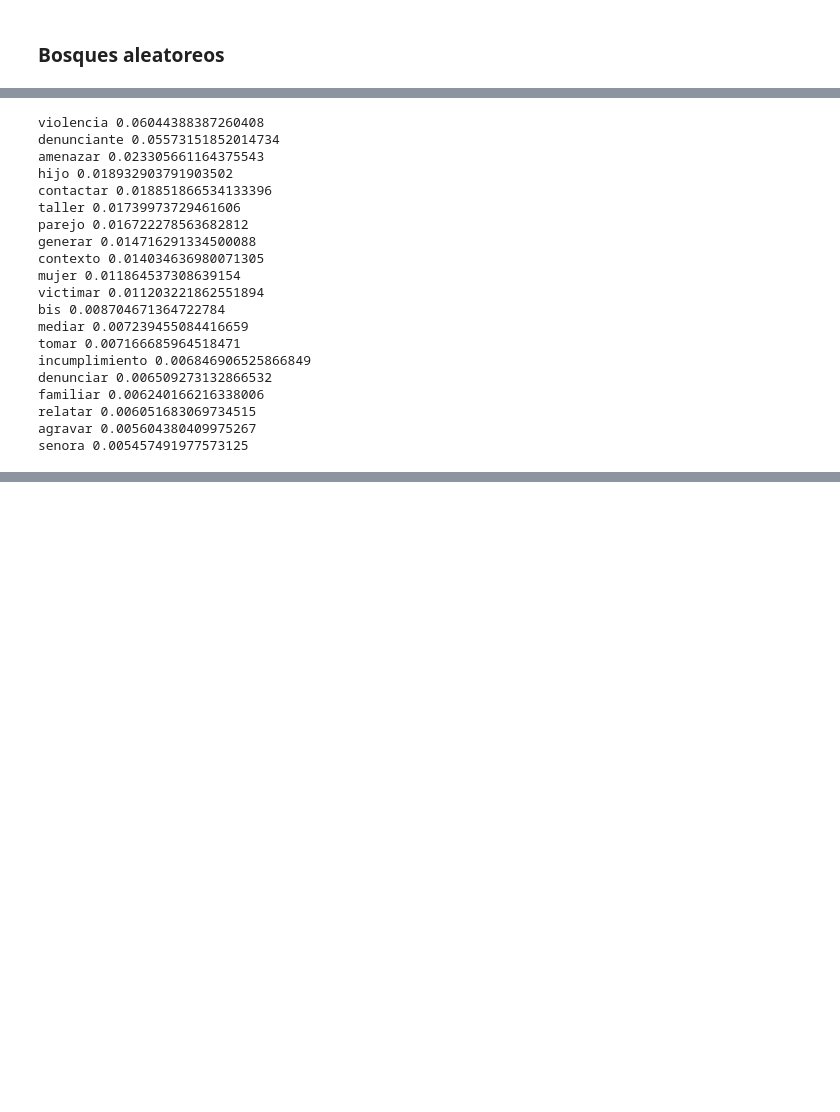
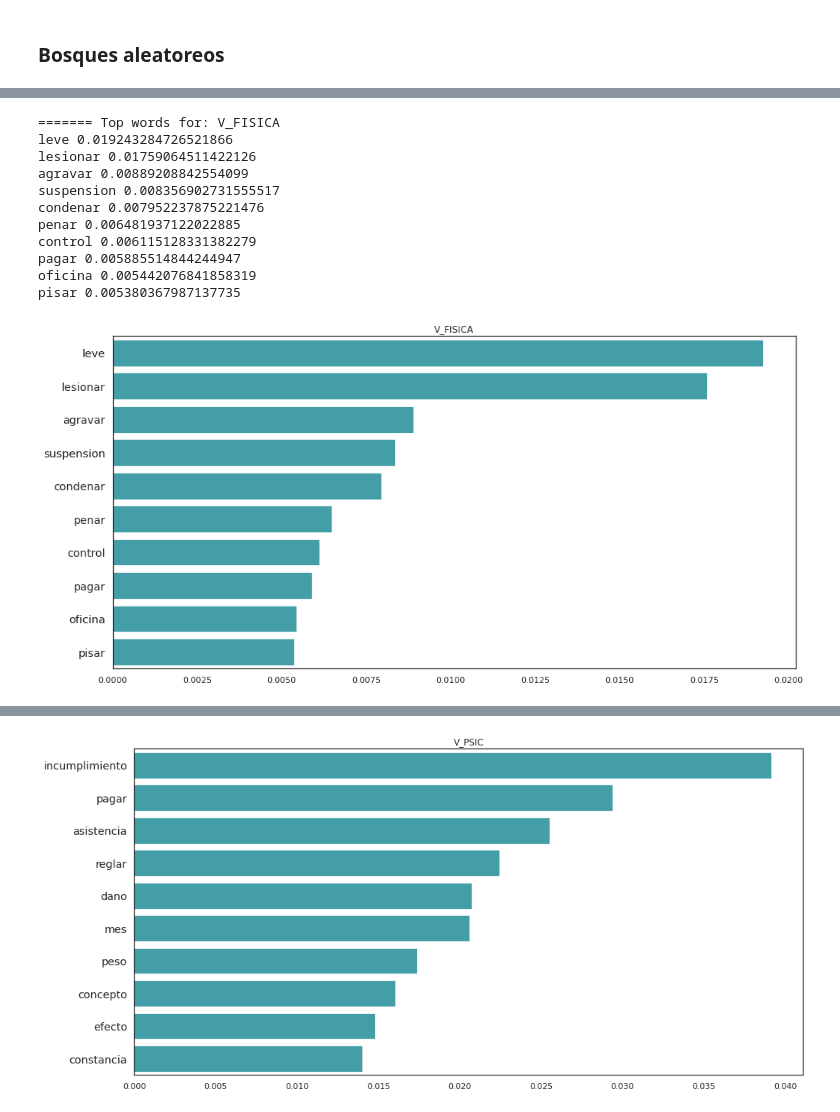
Before and after one commit to christinataft/gender-violence, a Jupyter notebook: notebooks/2.2-YM-types-of-violence.ipynb, the cells around one changed output, grey strips where cells are left out. Drawn from its saved outputs; the diff is of its cells as text; code cells hidden in the pictures; blank space fills up the shorter version.

```diff
--- a/notebooks/2.2-YM-types-of-violence.ipynb
+++ b/notebooks/2.2-YM-types-of-violence.ipynb
@@ -459,6 +459,3 @@ cuestionar 1.1954637418012277
 legajo 1.0375336016715473
 # %% [markdown]
 ### Bosques aleatoreos
-# %%
-model = models["RF"]["best_model"].best_estimator_
-model
@@ -466,0 +462,7 @@ RandomForestClassifier(max_depth=20)
+# %%
+# load vectorizer
+import pickle
+vect_path = str("../models/violence_type_vectorizer.sav")
+with open(vect_path, 'rb') as f:
+    text_transformer = pickle.load(f)
+    print(text_transformer)
@@ -466,0 +475,5 @@ RandomForestClassifier(max_depth=20)
+# %%
+# load best model
+model_path = str("../models/violence_type_model.sav")
+with open(model_path, 'rb') as f:
+    violence_type_model = pickle.load(f)
@@ -467,29 +500,36 @@ RandomForestClassifier(max_depth=20)
 # %%
-K = 20
-top = np.flip(np.argsort(model.feature_importances_))[:K]
-top_words = [text_transformer[1].get_feature_names()[i] for i in top]
-top_coef = np.flip(np.sort(model.feature_importances_))[:K]
+import seaborn as sns
+import matplotlib.pyplot as plt
 
-for word, coef in zip(top_words,top_coef):
-    print(word, coef)
+target_vars = ["V_FISICA", "V_PSIC", "V_ECON", "V_SEX",
+               "V_SOC", "V_AMB", "V_SIMB"]
+K = 10
+for var in target_vars:
+    print("======= Top words for: %s" % var)
+    model = violence_type_model[var]['fitted_model'].best_estimator_
+    top = np.flip(np.argsort(model.feature_importances_))[:K]
+    top_words = [text_transformer[1].get_feature_names()[i] for i in top]
+    top_coef = np.flip(np.sort(model.feature_importances_))[:K]
+
+    for word, coef in zip(top_words,top_coef):
+        print(word, coef)
+
+    plt.figure(figsize=(16, 8))
+    sns.set(style='white')
+    sns.barplot(top_coef, top_words, color='#0097a7', alpha=0.8)
+    plt.title(var)
+    plt.yticks(fontsize='large')
+    plt.show()
 # %% [output]
-violencia 0.06044388387260408
-denunciante 0.05573151852014734
-amenazar 0.023305661164375543
-hijo 0.018932903791903502
-contactar 0.018851866534133396
-taller 0.01739973729461606
-parejo 0.016722278563682812
-generar 0.014716291334500088
-contexto 0.014034636980071305
-mujer 0.011864537308639154
-victimar 0.011203221862551894
-bis 0.008704671364722784
-mediar 0.007239455084416659
-tomar 0.007166685964518471
-incumplimiento 0.006846906525866849
-denunciar 0.006509273132866532
-familiar 0.006240166216338006
-relatar 0.006051683069734515
-agravar 0.005604380409975267
-senora 0.005457491977573125
+======= Top words for: V_FISICA
+leve 0.019243284726521866
+lesionar 0.01759064511422126
+agravar 0.00889208842554099
+suspension 0.008356902731555517
+condenar 0.007952237875221476
+penar 0.006481937122022885
+control 0.006115128331382279
+pagar 0.005885514844244947
+oficina 0.005442076841858319
+pisar 0.005380367987137735
+[figure, added]
@@ -495,0 +547 @@ senora 0.005457491977573125
+[figure, added]
```
Also changed, not shown: parts of 4 cells of this notebook, 7 other files.
